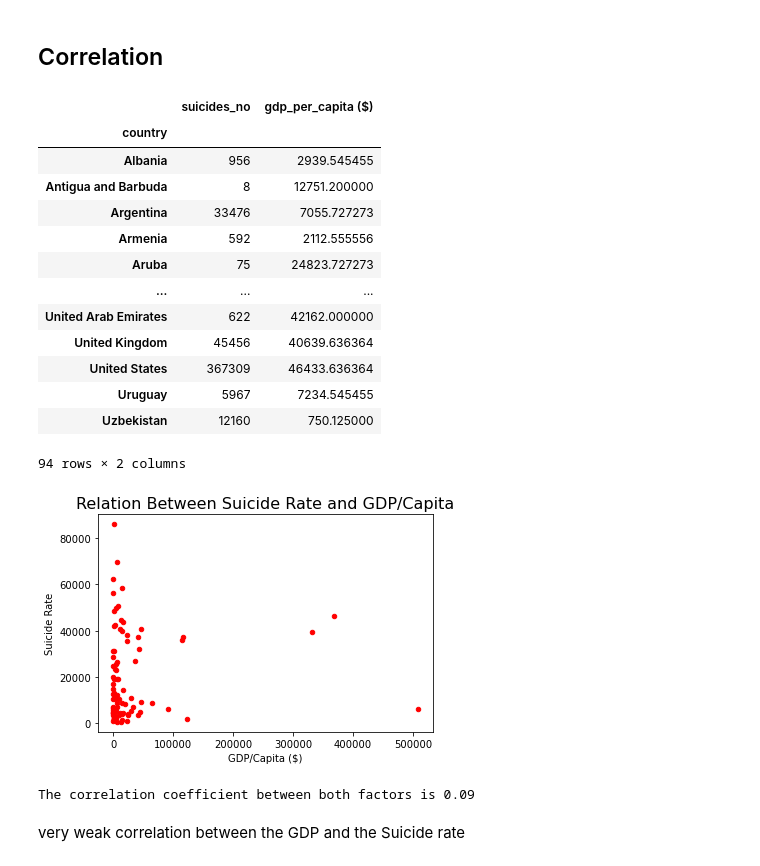
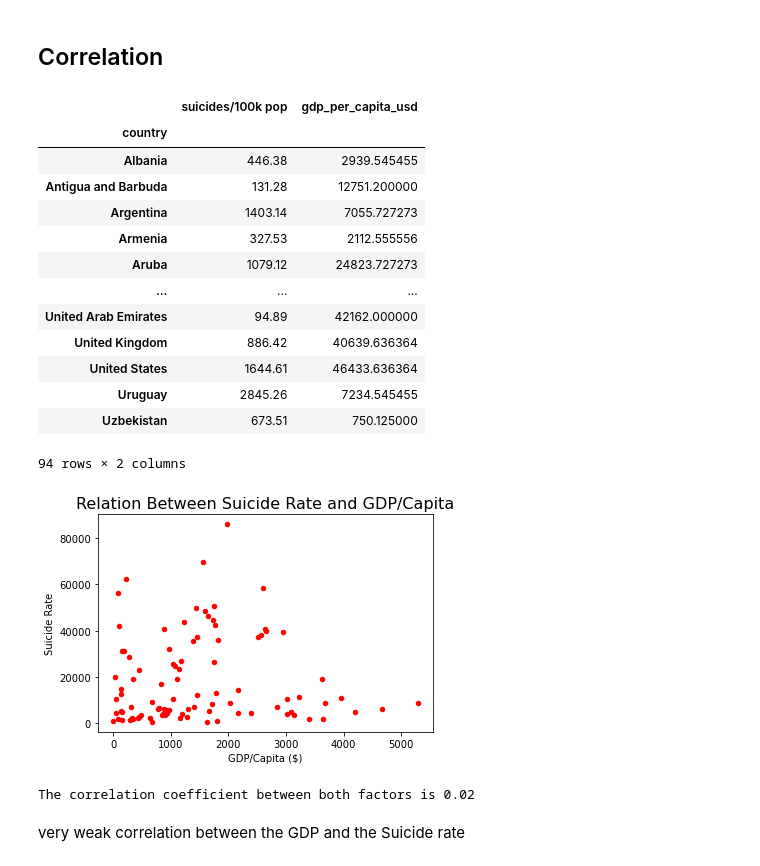
Before and after one commit to mguner-data/Global_Suicide_Data_Analysis, a Jupyter notebook: SuicidePy_AL.ipynb, the cells around one changed output. Cells and saved outputs as stored; diff of their text form; code cells hidden in the pictures.

```diff
--- a/SuicidePy_AL.ipynb
+++ b/SuicidePy_AL.ipynb
@@ -69,6 +69,6 @@ dtypes: float64(2), int64(4), object(7)
 memory usage: 2.9+ MB
 # %%
 # Create a clean DataFrame by dropping unwanted columns
-combined_data.drop(['suicides/100k pop','HDI for year','generation'],axis=1, inplace=True)
+combined_data.drop(['HDI for year','generation'],axis=1, inplace=True)
 combined_data.head()
 # %% [output]
@@ -299,38 +299,38 @@ The male has a very high suicde rate compared to the female
 ## Correlation
 # %%
 # what is the impact of economical status on the suicide rate?
-gdp_per_capita = suicide_data_2000s.groupby('country').agg({'suicides_no':'sum','gdp_per_capita ($)':'mean'})
+gdp_per_capita = suicide_data_2000s.groupby('country').agg({'suicides/100k pop':'sum','gdp_per_capita_usd':'mean'})
 gdp_per_capita
 # %% [output]
-|  | suicides_no | gdp_per_capita ($) |
+|  | suicides/100k pop | gdp_per_capita_usd |
 | country |  |  |
-| Albania | 956 | 2939.545455 |
-| Antigua and Barbuda | 8 | 12751.200000 |
-| Argentina | 33476 | 7055.727273 |
-| Armenia | 592 | 2112.555556 |
-| Aruba | 75 | 24823.727273 |
+| Albania | 446.38 | 2939.545455 |
+| Antigua and Barbuda | 131.28 | 12751.200000 |
+| Argentina | 1403.14 | 7055.727273 |
+| Armenia | 327.53 | 2112.555556 |
+| Aruba | 1079.12 | 24823.727273 |
 | ... | ... | ... |
-| United Arab Emirates | 622 | 42162.000000 |
-| United Kingdom | 45456 | 40639.636364 |
-| United States | 367309 | 46433.636364 |
-| Uruguay | 5967 | 7234.545455 |
-| Uzbekistan | 12160 | 750.125000 |
+| United Arab Emirates | 94.89 | 42162.000000 |
+| United Kingdom | 886.42 | 40639.636364 |
+| United States | 1644.61 | 46433.636364 |
+| Uruguay | 2845.26 | 7234.545455 |
+| Uzbekistan | 673.51 | 750.125000 |
 94 rows × 2 columns
 # %%
-gdp_per_capita.plot(kind='scatter', x='suicides_no', y='gdp_per_capita ($)', color='r')
+gdp_per_capita.plot(kind='scatter', x='suicides/100k pop', y='gdp_per_capita_usd', color='r')
 plt.title('Relation Between Suicide Rate and GDP/Capita', fontsize=16)
 plt.xlabel("GDP/Capita ($)", fontsize=10)
 plt.ylabel("Suicide Rate", fontsize=10)
-plt.savefig('output_data_AL/GDP_vs_suicide_no.pdf')
+plt.savefig('output_data_AL/corr_GDP_vs_suicide.pdf')
 plt.show()
 # %% [output]
-[figure, old version]
+[figure, new version]
 # %%
 suicides_no = gdp_per_capita.iloc[:,0]
 gdp_per_capita = gdp_per_capita.iloc[:,1]
 correlation = st.pearsonr(suicides_no,gdp_per_capita)
 print(f"The correlation coefficient between both factors is {round(correlation[0],2)}")
 # %% [output]
-The correlation coefficient between both factors is 0.09
+The correlation coefficient between both factors is 0.02
 # %% [markdown]
 very weak correlation between the GDP and the Suicide rate
```
Also changed, not shown: parts of 16 cells of this notebook, 14 other files.
